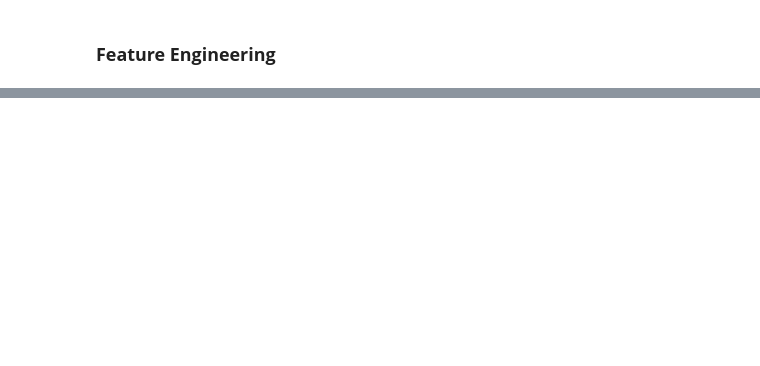
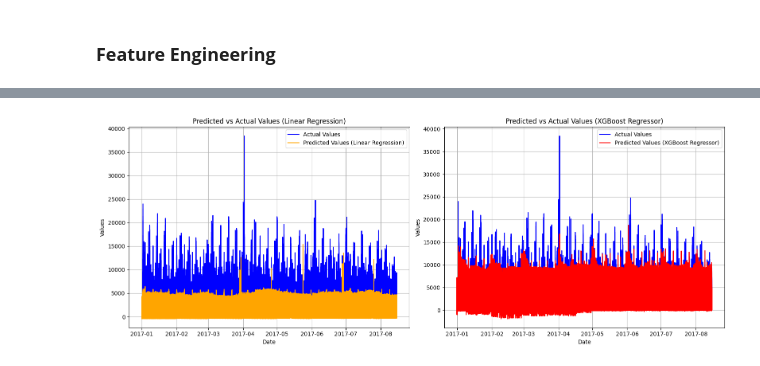
Before and after one commit to mabrony/Time-series-analysis-project, a Jupyter notebook: timeseries.ipynb, the cells around one changed output, grey strips where cells are left out. Drawn from its saved outputs; the diff is of its cells as text; code cells hidden in the pictures; blank space fills up the shorter version.

Commit message:
modelling

```diff
--- a/timeseries.ipynb
+++ b/timeseries.ipynb
@@ -2145,0 +2228,3 @@ train_data.head()
+# %%
+# Convert 'week' column to integers
+train_data['Week'] = train_data['Week'].astype(int)
@@ -2145,0 +2298,10 @@ train_data.head()
+# %%
+# Fit and transform the data using each transformer within the pipeline
+X_train_processed = pipeline.named_steps['preprocessor'].fit_transform(X_train)
+X_test_processed = pipeline.named_steps['preprocessor'].transform(X_test)
+# %%
+# Fit the Linear Regression model
+pipeline.named_steps['model_lr'].fit(X_train_processed, y_train)
+
+# Fit the XGBoost Classifier model
+pipeline.named_steps['model_xgb'].fit(X_train_processed, y_train)
@@ -2145,0 +2320,6 @@ train_data.head()
+# %%
+# Predict using the Linear Regression model
+predictions_lr = pipeline.named_steps['model_lr'].predict(X_test_processed)
+
+# Predict using the XGBoost Classifier model
+predictions_xgb = pipeline.named_steps['model_xgb'].predict(X_test_processed)
@@ -2145,0 +2370,32 @@ train_data.head()
+# %%
+# Plotting Predicted values vs true
+X_test.index = pd.to_datetime(X_test.index)
+
+# Create subplots side by side
+fig, axs = plt.subplots(1, 2, figsize=(16, 6))
+
+# Line plot for Linear Regression model
+axs[0].plot(X_test.index, y_test, color='blue', label='Actual Values')
+axs[0].plot(X_test.index, predictions_lr, color='orange', label='Predicted Values (Linear Regression)')
+axs[0].set_xlabel('Date')
+axs[0].set_ylabel('Values')
+axs[0].set_title('Predicted vs Actual Values (Linear Regression)')
+axs[0].legend()
+axs[0].grid(True)
+
+# Line plot for XGBoost Regressor model
+axs[1].plot(X_test.index, y_test, color='blue', label='Actual Values')
+axs[1].plot(X_test.index, predictions_xgb, color='red', label='Predicted Values (XGBoost Regressor)')
+axs[1].set_xlabel('Date')
+axs[1].set_ylabel('Values')
+axs[1].set_title('Predicted vs Actual Values (XGBoost Regressor)')
+axs[1].legend()
+axs[1].grid(True)
+
+# Adjust layout
+plt.tight_layout()
+
+# Show the plots
+plt.show()
+# %% [output]
+[figure, added]
```
Also changed, not shown: parts of 21 cells of this notebook.
